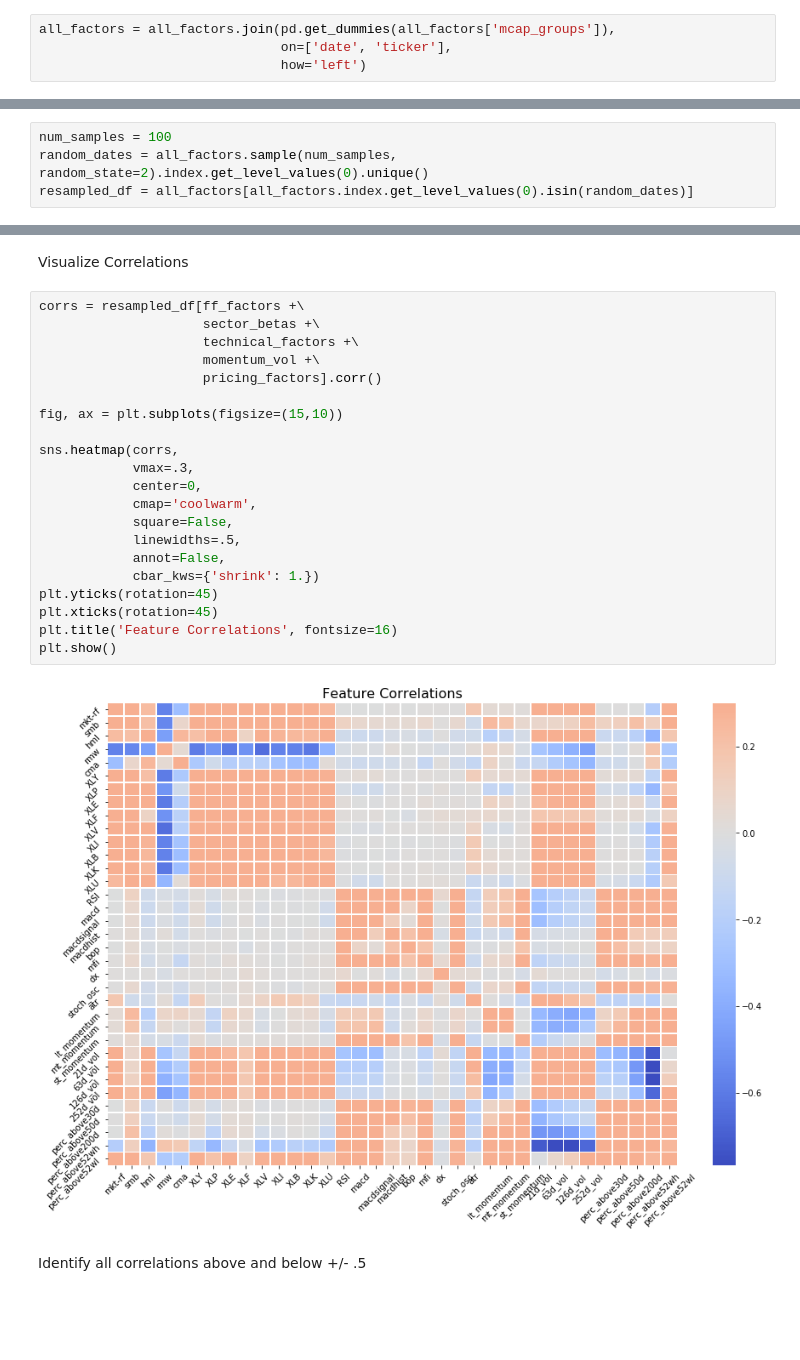
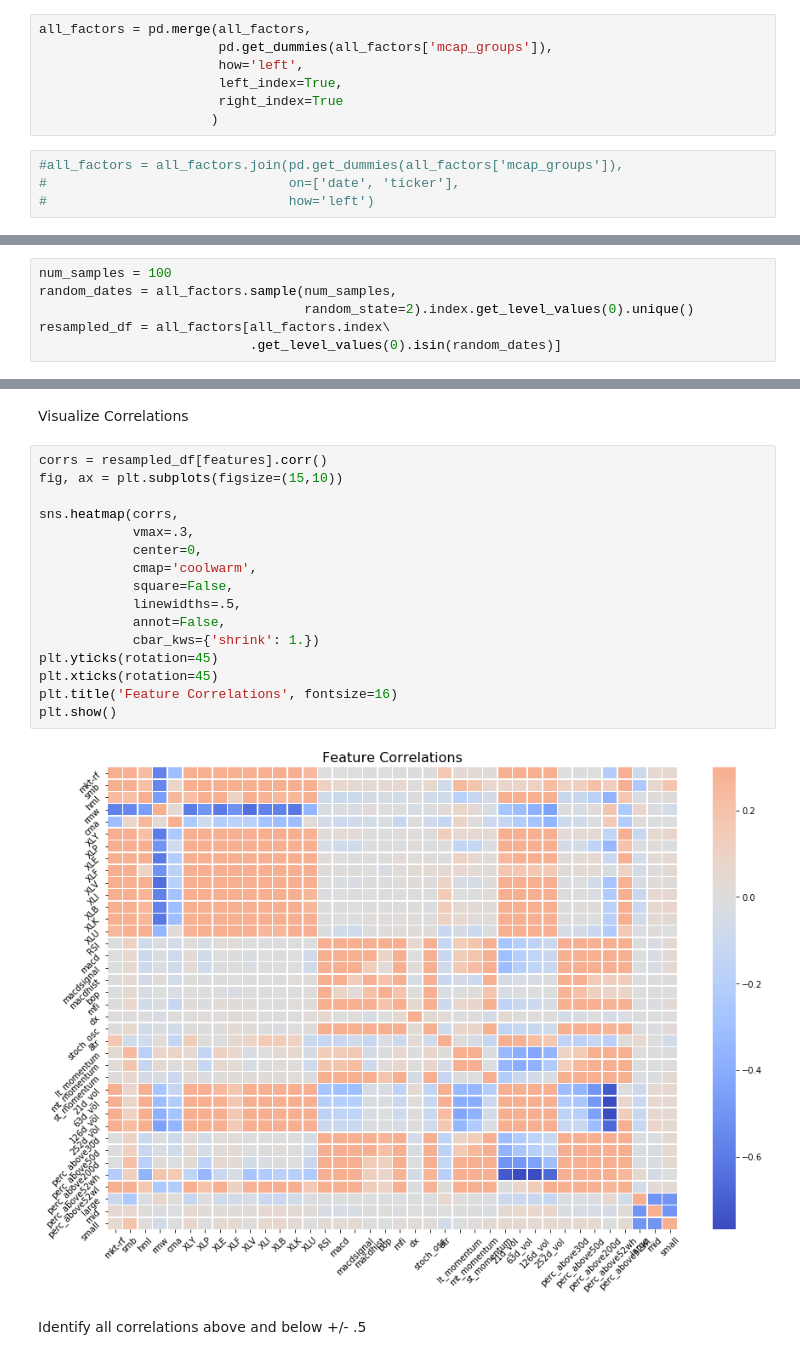
Before and after one commit to jimportico/ml_engineer_nanodegree, a Jupyter notebook: advanced_ml/final_capstone/Capstone Data Acquisition.ipynb, the cells around one changed output, grey strips where cells are left out. Cells and saved outputs as stored; diff of their text form; blank space fills up the shorter version.

```diff
--- a/advanced_ml/final_capstone/Capstone Data Acquisition.ipynb
+++ b/advanced_ml/final_capstone/Capstone Data Acquisition.ipynb
@@ -888,10 +1009,17 @@ pd.DataFrame({'Total': total,
 | fwdret_63d_target | 0 | 0.0 |
 # %% [markdown]
 one-hot encode market cap groups
+# %%
+all_factors = pd.merge(all_factors,
+                       pd.get_dummies(all_factors['mcap_groups']),
+                       how='left',
+                       left_index=True,
+                       right_index=True
+                      )
 # %%
-all_factors = all_factors.join(pd.get_dummies(all_factors['mcap_groups']),
-                               on=['date', 'ticker'],
-                               how='left')
+#all_factors = all_factors.join(pd.get_dummies(all_factors['mcap_groups']),
+#                               on=['date', 'ticker'],
+#                               how='left')
 # %% [markdown]
 Resample data to understand relationships present in the data
 # %%
@@ -1057,8 +1185,10 @@ all_factors[['perc_above52wl']] = all_factors[['perc_above52wl']].apply(lambda x
 Resample data with new outlier handling in place
 # %%
 num_samples = 100
-random_dates = all_factors.sample(num_samples, random_state=2).index.get_level_values(0).unique()
-resampled_df = all_factors[all_factors.index.get_level_values(0).isin(random_dates)]
+random_dates = all_factors.sample(num_samples,
+                                  random_state=2).index.get_level_values(0).unique()
+resampled_df = all_factors[all_factors.index\
+                           .get_level_values(0).isin(random_dates)]
 # %% [markdown]
 Re-run histograms to test the distributions
 # %%
@@ -1075,28 +1205,23 @@ plt.tight_layout()
 # %% [markdown]
 Visualize Correlations
 # %%
-corrs = resampled_df[ff_factors +\
-                     sector_betas +\
-                     technical_factors +\
-                     momentum_vol +\
-                     pricing_factors].corr()
-
+corrs = resampled_df[features].corr()
 fig, ax = plt.subplots(figsize=(15,10))
 
 sns.heatmap(corrs,
             vmax=.3,
             center=0,
             cmap='coolwarm',
             square=False,
             linewidths=.5,
             annot=False,
             cbar_kws={'shrink': 1.})
 plt.yticks(rotation=45)
 plt.xticks(rotation=45)
 plt.title('Feature Correlations', fontsize=16)
 plt.show()
 # %% [output]
-[figure, old version]
+[figure, new version]
 # %% [markdown]
 Identify all correlations above and below +/- .5
 # %%
```
Also changed, not shown: parts of 116 cells of this notebook.
